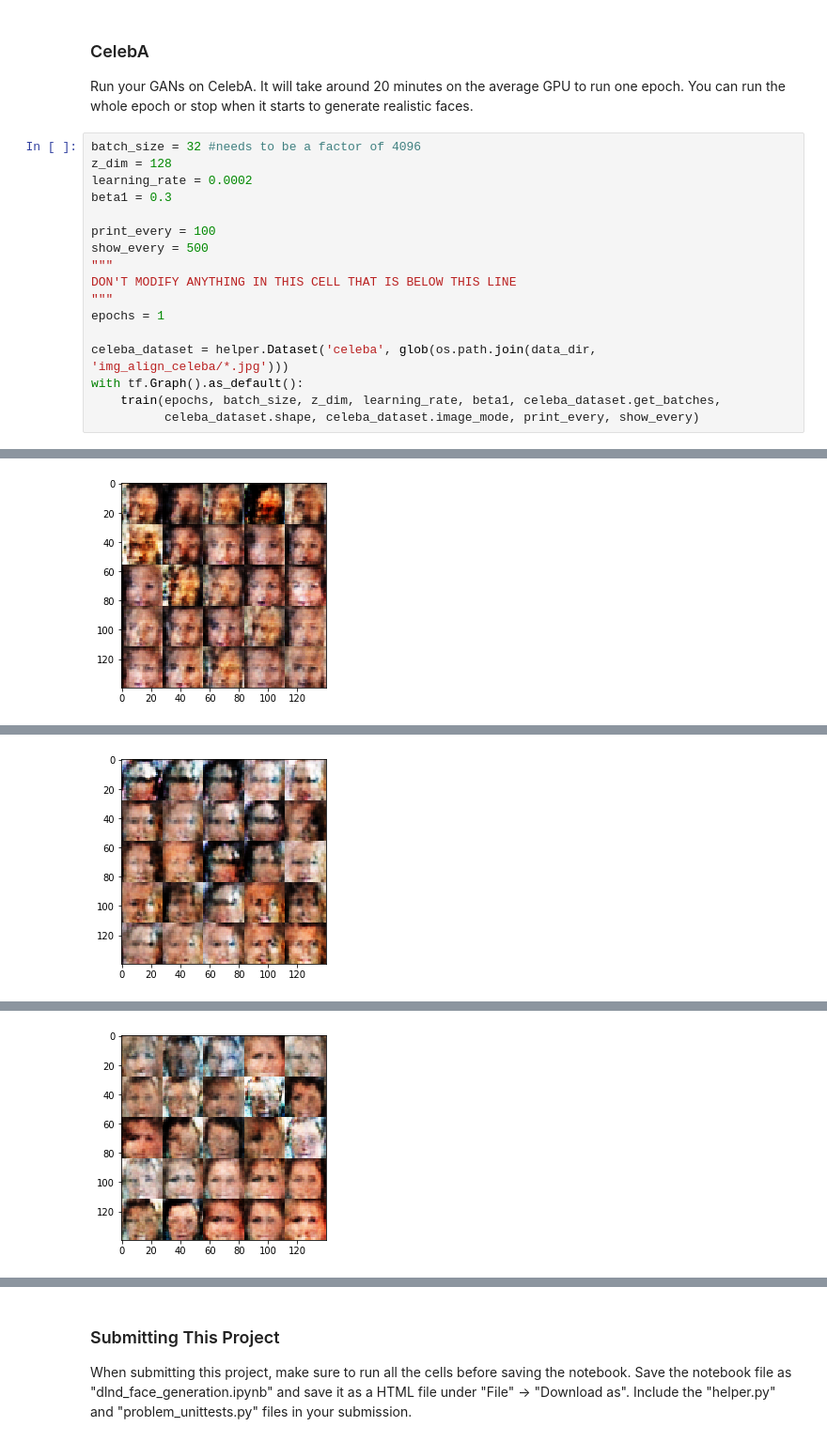
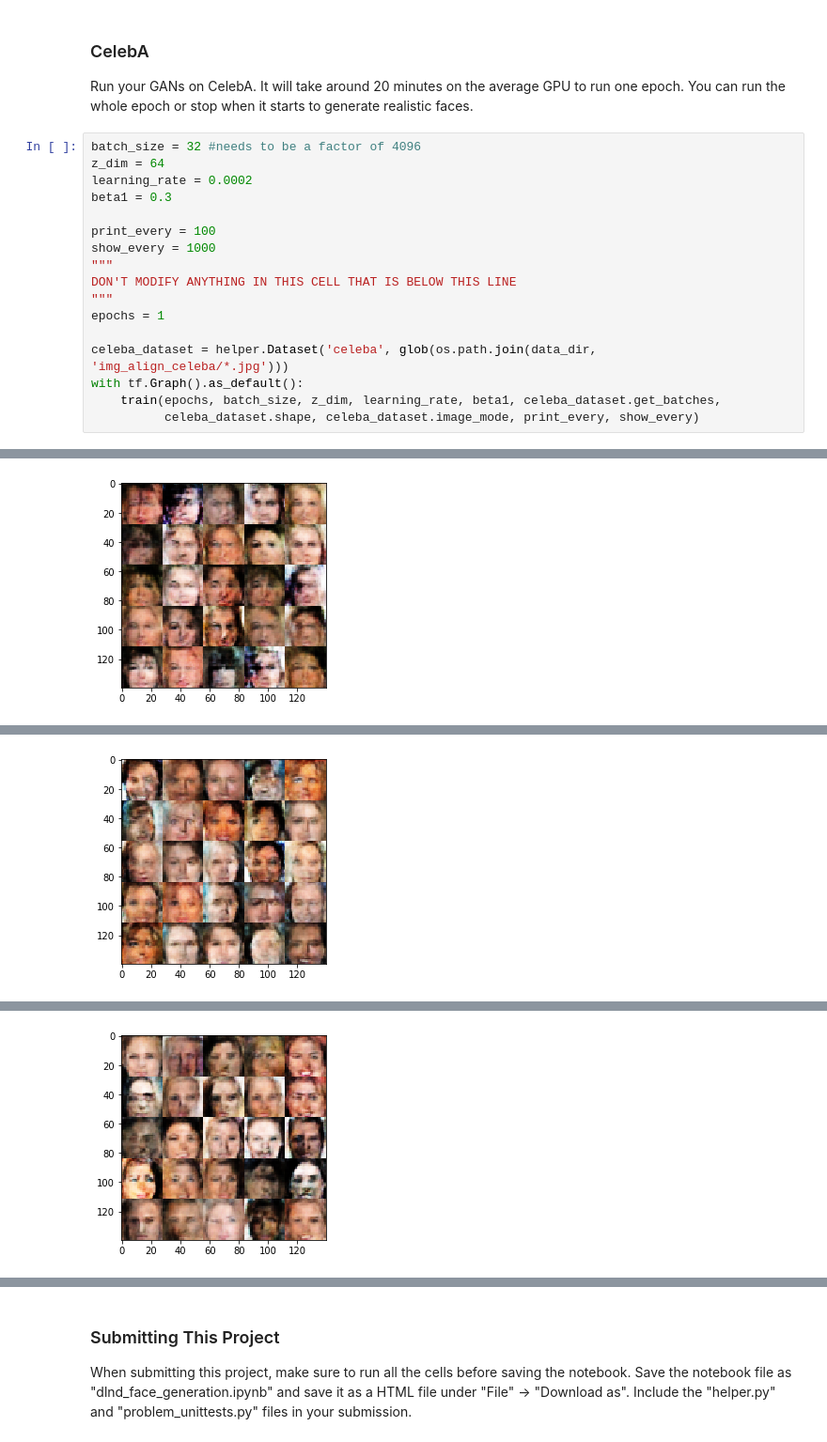
Before and after one commit to gotamist/deep-learning, a Jupyter notebook: dlnd_face_generation.ipynb, the cells around one changed output, grey strips where cells are left out. Shown at 94% size. Saved outputs shown, nothing was run; the diff lists cells and outputs as text.

```diff
--- a/dlnd_face_generation.ipynb
+++ b/dlnd_face_generation.ipynb
@@ -497,12 +463,12 @@ __Project notes for MNIST:__ With batch_size of 32, we can use slightly larger l
 Run your GANs on CelebA.  It will take around 20 minutes on the average GPU to run one epoch.  You can run the whole epoch or stop when it starts to generate realistic faces.
 # %%
 batch_size = 32 #needs to be a factor of 4096
-z_dim = 128
+z_dim = 64
 learning_rate = 0.0002
 beta1 = 0.3
 
 print_every = 100
-show_every = 500
+show_every = 1000
 """
 DON'T MODIFY ANYTHING IN THIS CELL THAT IS BELOW THIS LINE
 """
@@ -539 +525 @@ Epoch 1/1... Batch # 2000/1... Discriminator Loss: 1.1543... Generator Loss: 1.0
-[figure, old version]
+[figure, new version]
@@ -545 +536 @@ Epoch 1/1... Batch # 2500/1... Discriminator Loss: 1.2332... Generator Loss: 1.0
-[figure, old version]
+[figure, new version]
@@ -551 +547 @@ Epoch 1/1... Batch # 3000/1... Discriminator Loss: 1.1950... Generator Loss: 1.1
-[figure, old version]
+[figure, new version]
```
Also changed, not shown: parts of 6 cells of this notebook.
